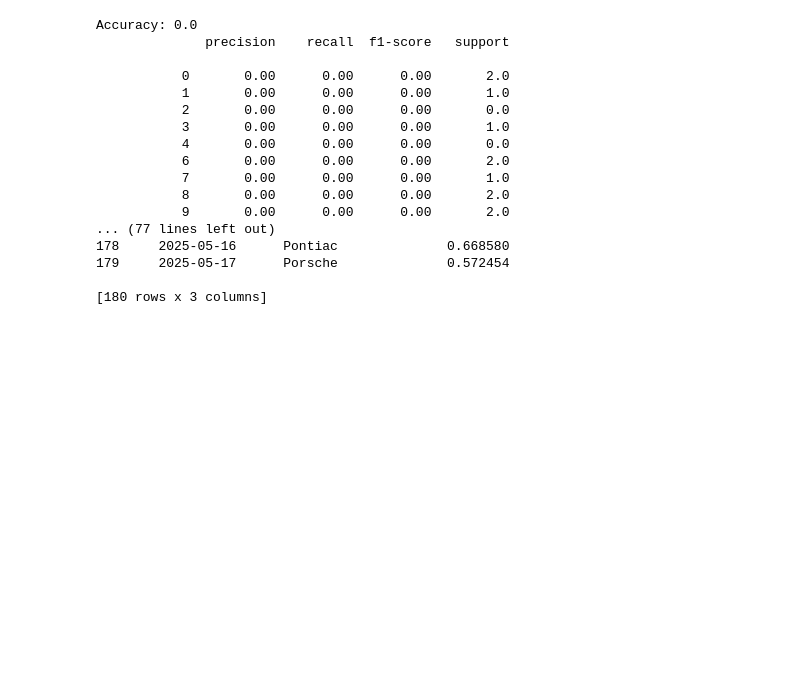
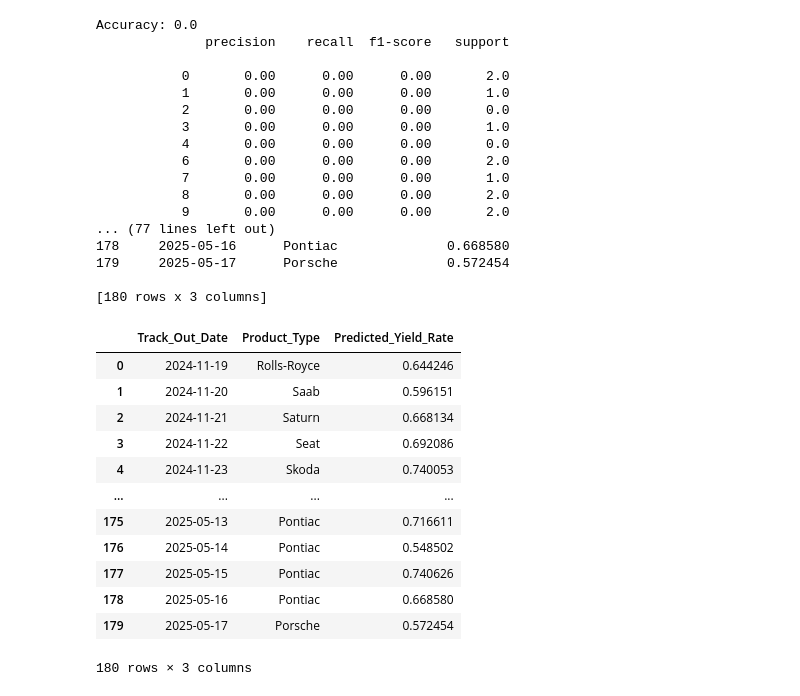
Before and after one commit to Saiteja-lti/FDCREPO, a Jupyter notebook: Quality Control/Untitled.ipynb, the cells around one changed output. Drawn from its saved outputs; the diff is of its cells as text; code cells hidden in the pictures; blank space fills up the shorter version.

```diff
--- a/Quality Control/Untitled.ipynb
+++ b/Quality Control/Untitled.ipynb
@@ -450,3 +450,19 @@ Accuracy: 0.0
 179     2025-05-17      Porsche              0.572454
 
 [180 rows x 3 columns]
+# %%
+future_predictions_df
+# %% [output]
+|  | Track_Out_Date | Product_Type | Predicted_Yield_Rate |
+| 0 | 2024-11-19 | Rolls-Royce | 0.644246 |
+| 1 | 2024-11-20 | Saab | 0.596151 |
+| 2 | 2024-11-21 | Saturn | 0.668134 |
+| 3 | 2024-11-22 | Seat | 0.692086 |
+| 4 | 2024-11-23 | Skoda | 0.740053 |
+| ... | ... | ... | ... |
+| 175 | 2025-05-13 | Pontiac | 0.716611 |
+| 176 | 2025-05-14 | Pontiac | 0.548502 |
+| 177 | 2025-05-15 | Pontiac | 0.740626 |
+| 178 | 2025-05-16 | Pontiac | 0.668580 |
+| 179 | 2025-05-17 | Porsche | 0.572454 |
+180 rows × 3 columns
```
Also changed, not shown: 1 other file.
